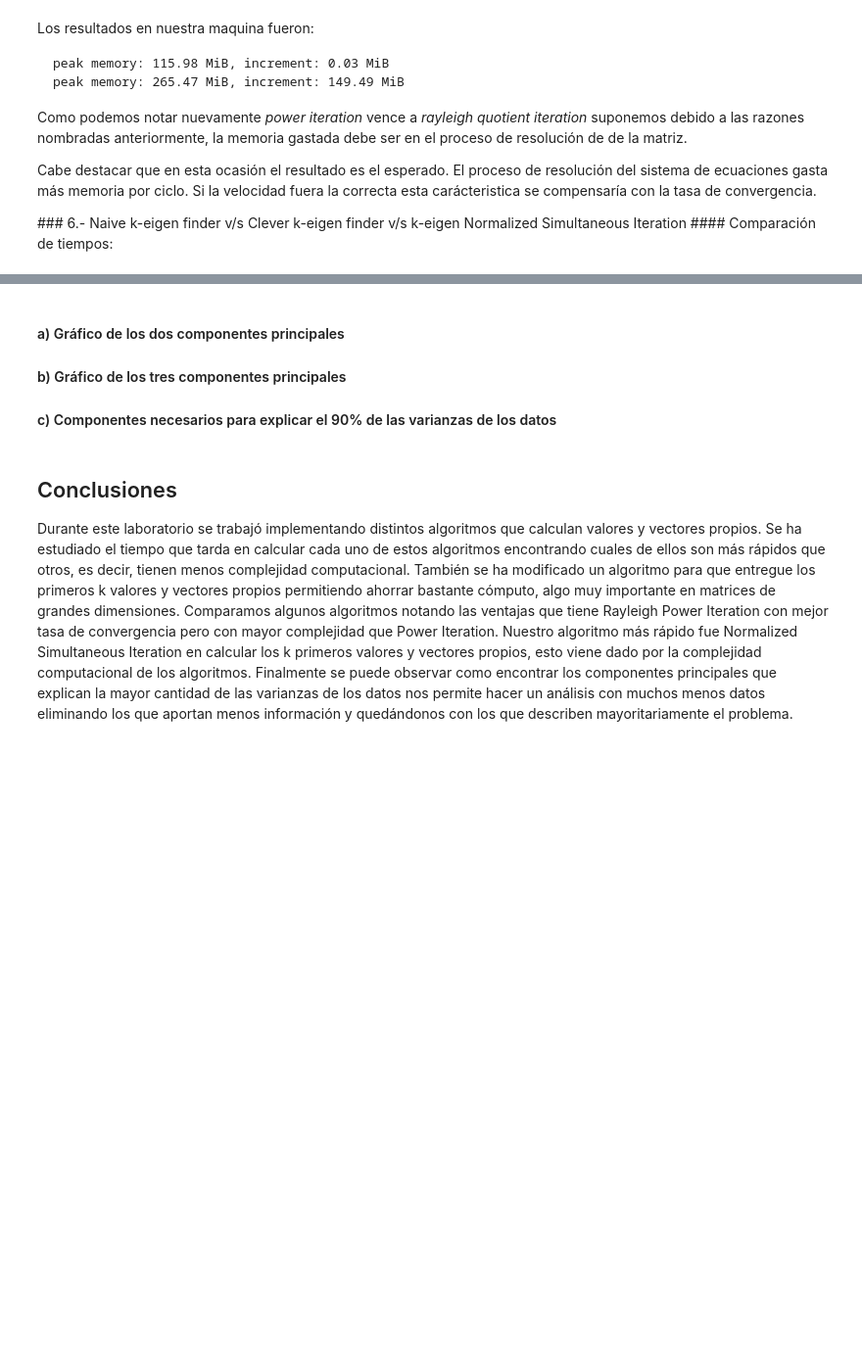
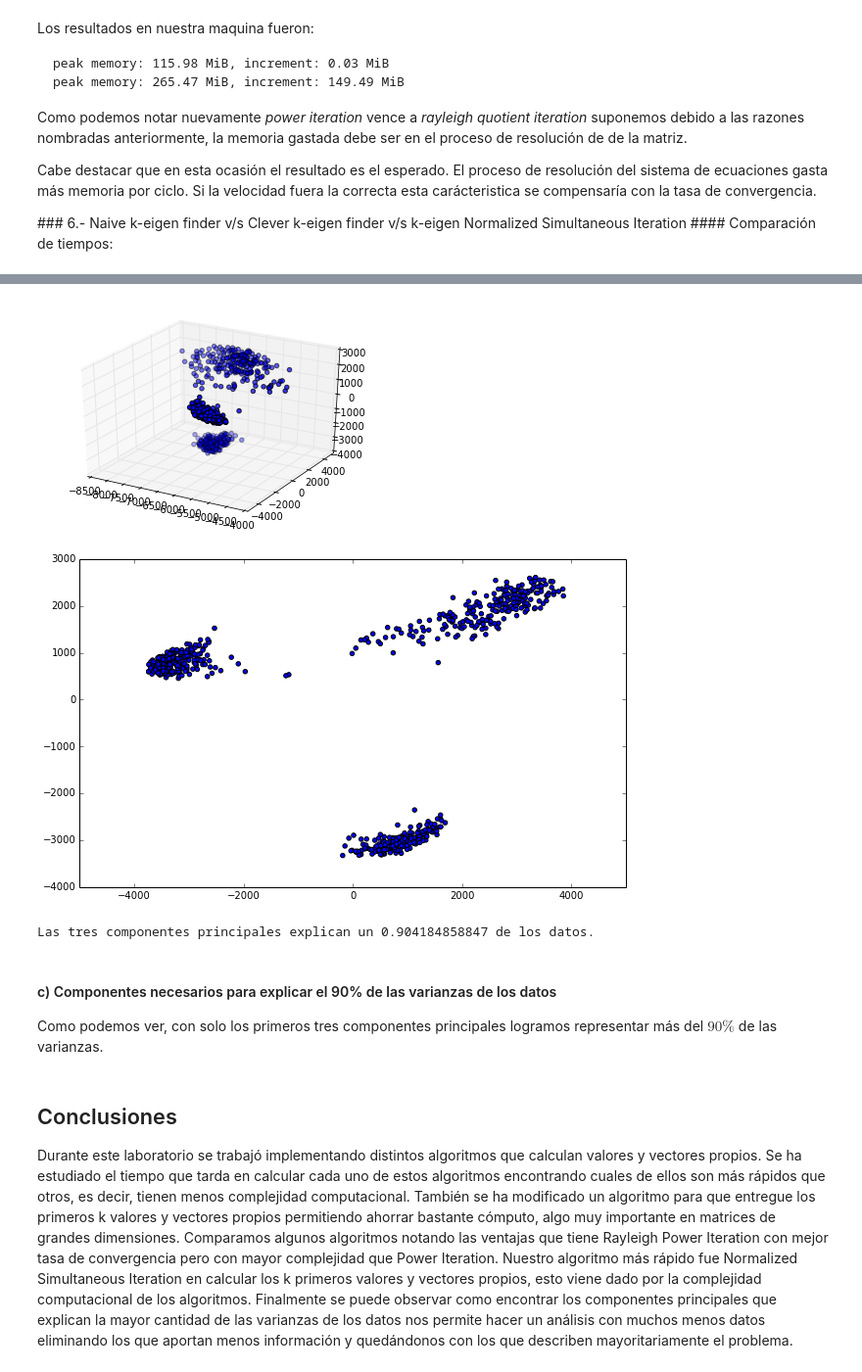
Before and after one commit to Tecaa/LaboratoriosCC2, a Jupyter notebook: Lab1/Lab1.ipynb, the cells around one changed output, grey strips where cells are left out. Shown: that part at 98% size. Saved outputs shown, nothing was run; the diff lists cells and outputs as text; code cells hidden in the pictures; blank space fills up the shorter version.

```diff
--- a/Lab1/Lab1.ipynb
+++ b/Lab1/Lab1.ipynb
@@ -342,7 +366,22 @@ Para el calculo de los valores y vectores propios utilizaremos ...
+# %%
+from mpl_toolkits.mplot3d import Axes3D
+
+pca2 = np.dot(dataset, vectors[:,0:3])
+fig = plt.figure()
+ax = fig.add_subplot(111, projection='3d')
+ax.scatter(pca2[:,0], pca2[:,1], pca2[:,2])
+plt.show()
+plt.figure(figsize=(10,6))
+plt.scatter(pca2[:,1], pca2[:,2])
+plt.show()
+print("Las tres componentes principales explican un",explained_variation(3),"de los datos.")
+# %% [output]
+[figure, added]
+[figure, added]
+Las tres componentes principales explican un 0.904184858847 de los datos.
 # %% [markdown]
-#### a) Gráfico de los dos componentes principales
-#### b) Gráfico de los tres componentes principales
 #### c) Componentes necesarios para explicar el 90% de las varianzas de los datos
+Como podemos ver, con solo los primeros tres componentes principales logramos representar más del $90\%$ de las varianzas.
 # %% [markdown]
 ## Conclusiones
 
```
Also changed, not shown: parts of 13 cells of this notebook.
